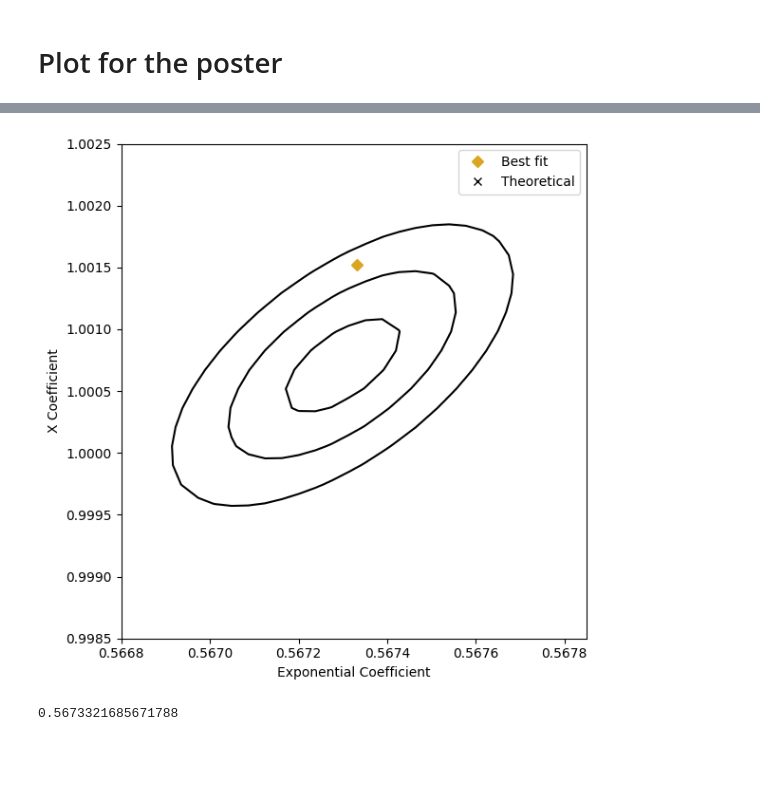
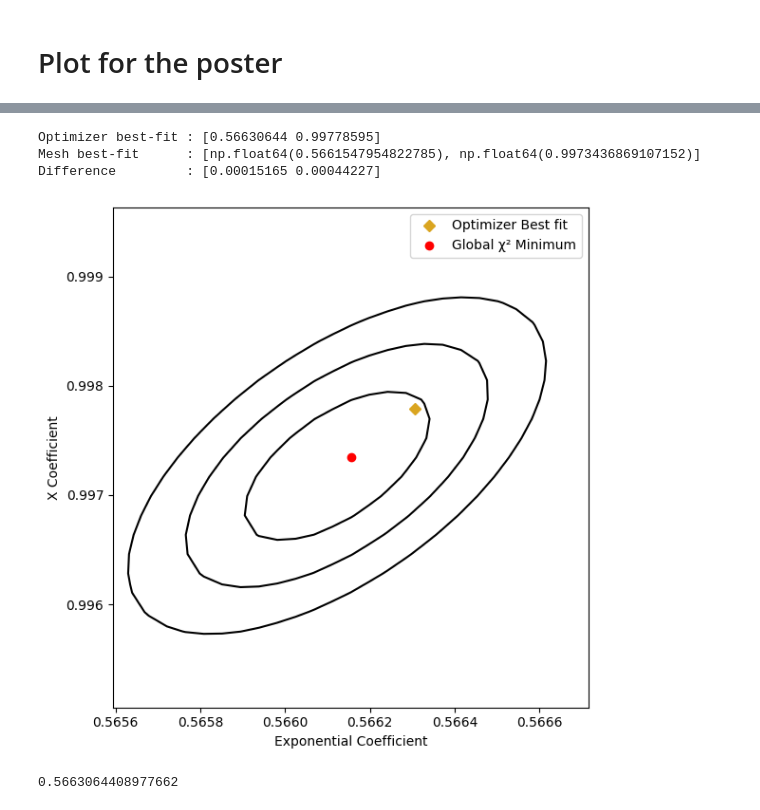
Before and after one commit to Sebastian426/Sebastian_Sloan_Computational_Physics, a Jupyter notebook: Milestone_Project_Clean_Code.ipynb, the cells around one changed output, grey strips where cells are left out. Saved outputs shown, nothing was run; the diff lists cells and outputs as text; code cells hidden in the pictures; blank space fills up the shorter version.

Commit message:
Finished Plot for poster

```diff
--- a/Milestone_Project_Clean_Code.ipynb
+++ b/Milestone_Project_Clean_Code.ipynb
@@ -303,4 +302,20 @@ print(reduced_chi_squared)
+# %%
+min_index = np.unravel_index(np.argmin(contour_data), contour_data.shape)
+p0_min_mesh = p0_axis[min_index[1]]
+p1_min_mesh = p1_axis[min_index[0]]
+
+print("Optimizer best-fit :", popt_osc)
+print("Mesh best-fit      :", [p0_min_mesh, p1_min_mesh])
+print("Difference         :", popt_osc - np.array([p0_min_mesh, p1_min_mesh]))
+# %% [output]
+Optimizer best-fit : [0.56630644 0.99778595]
+Mesh best-fit      : [np.float64(0.5661547954822785), np.float64(0.9973436869107152)]
+Difference         : [0.00015165 0.00044227]
 # %%
+#Plot for poster
+center_p0 = p0_min_mesh
+center_p1 = p1_min_mesh
+
 assert(popt_osc.size == 2) # contour plot only 'works' for 2D parameter space!
 
 extent = 3.01 # standard errors
@@ -316,40 +331,53 @@ p1_axis = np.linspace(popt_osc[1] - extent*osc_err[1],
                       popt_osc[1] + extent*osc_err[1],
                       n_points)
 
 plot_data = np.zeros((n_points, n_points))
 for j, p1_val in enumerate(p1_axis):
     for i, p0_val in enumerate(p0_axis):
         plot_data[j, i] = chi_squared([p0_val, p1_val],
                                       oscillator_model,
                                       x_centres,
                                       pdf,
                                       y_std)
 
 chi_squared_min = np.min(plot_data)
 contour_data = plot_data - chi_squared_min
 
 X, Y = np.meshgrid(p0_axis, p1_axis)
 levels = [1, 4, 9]
 
+levels = [2.30, 6.18, 11.83]  # Correct for 2 parameters
+
 plt.figure(figsize=(6,6))
 contour_plot = plt.contour(X, Y, contour_data, levels=levels, colors='k')
-plt.clabel(contour_plot, fmt=lambda x: rf'$\Delta\chi^2={x:.0f}$')
+plt.clabel(contour_plot, fmt=lambda x: rf'$\Delta\chi^2={x:.2f}$')
 
-plt.plot(popt_osc[0], popt_osc[1], 'D', markersize=6, label='Best fit', color = 'goldenrod')
-plt.plot(1/np.sqrt(np.pi), 1, 'x', markersize=6, label='Theoretical', color = 'black')
-plt.xlim(0.5668,0.56785) #0.5668
-plt.ylim(0.9985,1.0025)
+# Mark both minima visibly
+plt.plot(popt_osc[0], popt_osc[1], 'D', markersize=6,
+         label='Optimizer Best fit', color='goldenrod')
+plt.plot(p0_min_mesh, p1_min_mesh, 'o', markersize=6,
+         label='Global χ² Minimum', color='red')
+
+# Center zoom using mesh-based minimum (correct global minimum)
+zoom = 0.65
+dx = zoom * osc_err[0]
+dy = zoom * osc_err[1]
+
+plt.xlim(center_p0 - dx, center_p0 + dx)
+plt.ylim(center_p1 - dy, center_p1 + dy)
+
 
 plt.xlabel('Exponential Coefficient')
 plt.ylabel('X Coefficient')
 plt.legend()
 plt.tight_layout()
 plt.show()
 
+
 print(popt_osc[0])
 # %% [output]
-[figure, old version]
+[figure, new version]
-0.5673321685671788
+0.5663064408977662
 # %%
 save_path = r"C:\Users\Sebastian\Documents\University work\Year 3\Computational Physics\Poster_Plot.svg"
 goldenrod = (218/255,165/255,32/255)
```
Also changed, not shown: parts of 11 cells of this notebook.
